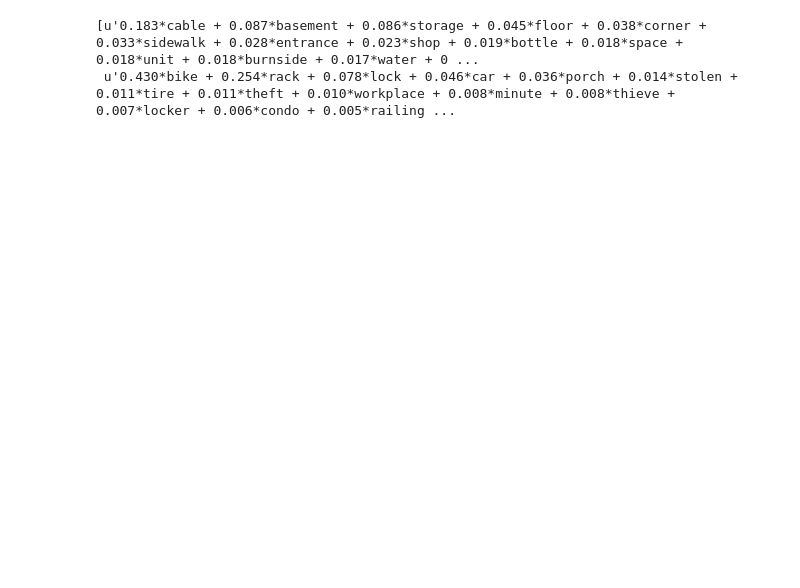
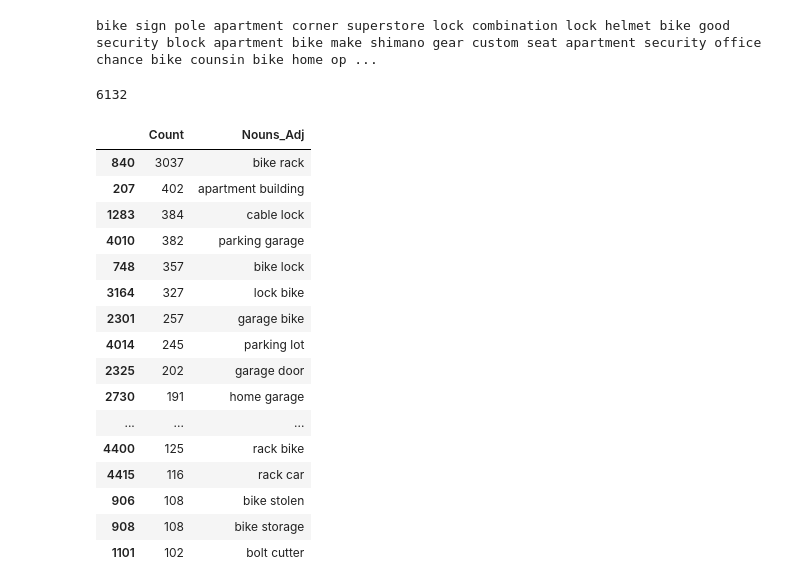
Before and after one commit to dilipbalachandran/project_cs109, a Jupyter notebook: code/CS109-Text_Parsing.ipynb, the cells around one changed output. Cells and saved outputs as stored; diff of their text form; code cells hidden in the pictures; blank space fills up the shorter version.

Commit message:
commited from dell - tweaked get_noun function and added new code to kmeans

```diff
--- a/code/CS109-Text_Parsing.ipynb
+++ b/code/CS109-Text_Parsing.ipynb
@@ -20,17 +20,24 @@ from sklearn.cross_validation import train_test_split
 from collections import defaultdict
 from pattern.en import parse
 from pattern.en import pprint
+from pattern.en import singularize
 from pattern.vector import stem, PORTER, LEMMA
 from sklearn.feature_extraction import text
 import re
-import findspark
-findspark.init()
-import pyspark
-from pyspark.sql import SQLContext
-stopwords=text.ENGLISH_STOP_WORDS
+#import findspark
+#findspark.init()
+#import pyspark
+#from pyspark.sql import SQLContext
 import re
-punctuation = list('.,;:!?()[]{}`''\"@#$^&*+-|=~_')
-DATAFILEPATH='/Users/Dilip_MBP/Documents/CS109/PROJECT/data/'
+#DATAFILEPATH='/Users/Dilip_MBP/Documents/CS109/PROJECT/data/'
+DATAFILEPATH='C:/Users/balachandrd/Documents/Personal/CS-109/Project/project_cs109/data/'
+# %%
+punctuation = list('.,;:!?()[]{}`''\"@#$^&*+-|=~_')
+regex1=re.compile(r"\.{2,}")
+regex2=re.compile(r"\-{2,}")
+regex3=re.compile(r"\\\\")
+stopwords=text.ENGLISH_STOP_WORDS
+CUSTOM_STOPWORDS=['']
 # %%
 # Read and store csv data in to Master index
 
@@ -140,9 +117,5 @@ We can use Penn Treebank II tag set to parse the worse and filter words that do
 # %%
 # Create function to parse incoming text, tokenize and check for  ******* Nouns and Proper Nouns
-regex1=re.compile(r"\.{2,}")
-regex2=re.compile(r"\-{2,}")
-regex3=re.compile(r"\\\\")
-punctuation = list('.,;:!?()[]{}`''\"@#$^&*+-|=~_')
 
 def gather_nouns(thetext):
     thetext=re.sub(regex1, ' ', thetext)
@@ -155,7 +128,7 @@ def gather_nouns(thetext):
             #print token
             if len(token[4]) >0:
                 if token[1] in ['NN', 'NNS']:
-                    if token[4] in stopwords or token[4][0] in punctuation or token[4][-1] in punctuation or len(token[4])==1:
+                    if token[4] in CUSTOM_STOPWORDS or token[4] in stopwords or token[4][0] in punctuation or token[4][-1] in punctuation or len(token[4])==1:
                         continue
                     nouns.append(token[4])
     nouns2=[]
@@ -290,5 +214,2 @@ Number of topics:  4
 # %%
 lda_nouns.show_topics(num_topics=2, num_words=15, log=False, formatted=True)
-# %% [output]
-[u'0.183*cable + 0.087*basement + 0.086*storage + 0.045*floor + 0.038*corner + 0.033*sidewalk + 0.028*entrance + 0.023*shop + 0.019*bottle + 0.018*space + 0.018*unit + 0.018*burnside + 0.017*water + 0 ...
- u'0.430*bike + 0.254*rack + 0.078*lock + 0.046*car + 0.036*porch + 0.014*stolen + 0.011*tire + 0.011*theft + 0.010*workplace + 0.008*minute + 0.008*thieve + 0.007*locker + 0.006*condo + 0.005*railing ...
@@ -294,0 +248,43 @@ lda_nouns.show_topics(num_topics=2, num_words=15, log=False, formatted=True)
+# %%
+btext = "The bikes were locked to a sign pole in my apartment by the corner of the superstore. The lock was a combination lock. Lock had been compromised and i had \
+tied chained my helmet to the bike. We have fairly good security in the block of apartments here. The bike bike was of make 'GT' with shimano \
+gears and had a custom seat. The apartment's security office told me that i have no chance of retrieving the bike. My counsin' bike was\
+stolen from their home's open garage overnight"
+print gather_nouns_and_adj(btext)
+# %% [output]
+bike sign pole apartment corner superstore lock combination lock helmet bike good security block apartment bike make shimano gear custom seat apartment security office chance bike counsin bike home op ...
+# %%
+##############################################################################################
+#Approaching parsing text as bi-grams: Bigrams would include both adjective and noun together
+
+parsed_tokens = bike_subdf.theft_description.apply(gather_nouns_and_adj)
+vectorizer_nouns_adj = CountVectorizer(min_df=2, ngram_range=(2,2), stop_words='english')
+nouns_adj_sparse_matrix = vectorizer_nouns_adj.fit_transform(parsed_tokens)
+nouns_adj_feature_names = vectorizer_nouns_adj.get_feature_names()
+noun_adj_counts = np.asarray(nouns_adj_sparse_matrix.sum(axis=0)).ravel()
+noun_adj_df = pd.DataFrame({'Nouns_Adj': nouns_adj_feature_names, 'Count':noun_adj_counts})
+noun_adj_df_sorted = noun_adj_df.sort(columns='Count', ascending=False)
+# %%
+print len(nouns_adj_feature_names)
+feature_index = np.arange(len(nouns_adj_feature_names))
+split_features = [x.split() for x in nouns_adj_feature_names]
+noun_adj_df_sorted.head(20)
+# %% [output]
+6132
+|  | Count | Nouns_Adj |
+| 840 | 3037 | bike rack |
+| 207 | 402 | apartment building |
+| 1283 | 384 | cable lock |
+| 4010 | 382 | parking garage |
+| 748 | 357 | bike lock |
+| 3164 | 327 | lock bike |
+| 2301 | 257 | garage bike |
+| 4014 | 245 | parking lot |
+| 2325 | 202 | garage door |
+| 2730 | 191 | home garage |
+| ... | ... | ... |
+| 4400 | 125 | rack bike |
+| 4415 | 116 | rack car |
+| 906 | 108 | bike stolen |
+| 908 | 108 | bike storage |
+| 1101 | 102 | bolt cutter |
```
Also changed, not shown: parts of 14 cells of this notebook, 3 other files.
